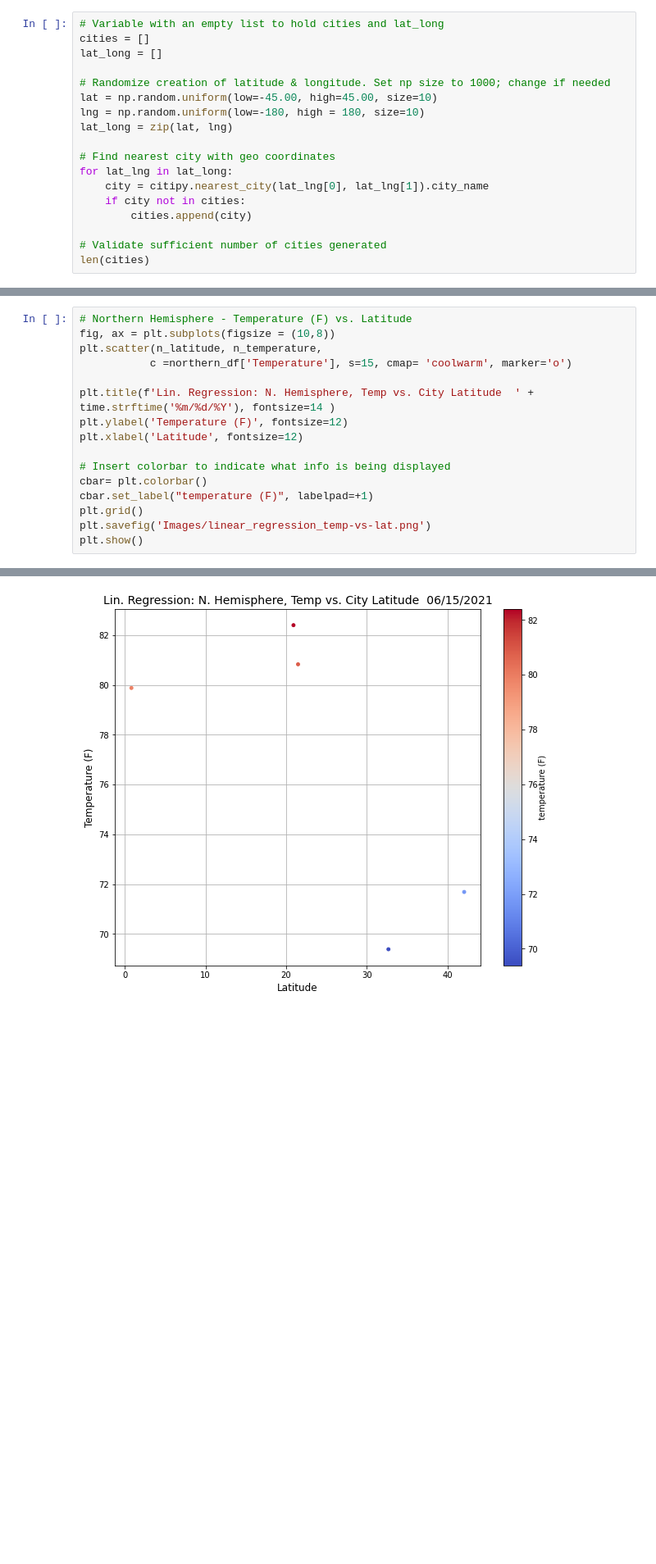
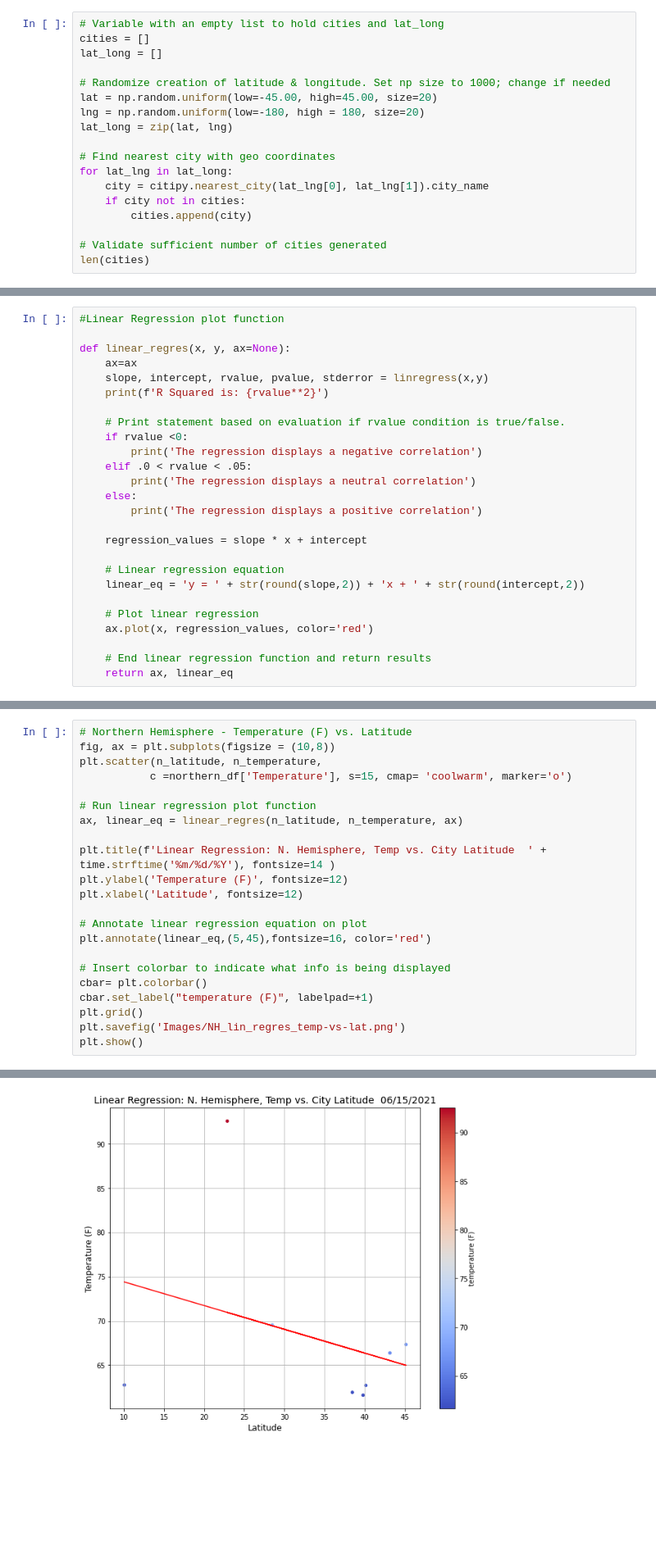
Before and after one commit to speedracer05/python-api-challenge, a Jupyter notebook: WeatherPy/WeatherPy.ipynb, the cells around one changed output, grey strips where cells are left out. Shown: that part at 82% size. Drawn from its saved outputs; the diff is of its cells as text; blank space fills up the shorter version.

```diff
--- a/WeatherPy/WeatherPy.ipynb
+++ b/WeatherPy/WeatherPy.ipynb
@@ -35,8 +35,8 @@ cities = []
 lat_long = []
 
 # Randomize creation of latitude & longitude. Set np size to 1000; change if needed
-lat = np.random.uniform(low=-45.00, high=45.00, size=10)
-lng = np.random.uniform(low=-180, high = 180, size=10)
+lat = np.random.uniform(low=-45.00, high=45.00, size=20)
+lng = np.random.uniform(low=-180, high = 180, size=20)
 lat_long = zip(lat, lng)
 
 # Find nearest city with geo coordinates
@@ -206,6 +208,32 @@ plt.show()
 The code is analyzing the relationship between the city latitude and wind speed.
 # %% [markdown]
 ### Linear Regression
+# %%
+#Linear Regression plot function
+
+def linear_regres(x, y, ax=None):
+    ax=ax
+    slope, intercept, rvalue, pvalue, stderror = linregress(x,y)
+    print(f'R Squared is: {rvalue**2}')
+
+    # Print statement based on evaluation if rvalue condition is true/false.
+    if rvalue <0:
+        print('The regression displays a negative correlation')
+    elif .0 < rvalue < .05:
+        print('The regression displays a neutral correlation')
+    else:
+        print('The regression displays a positive correlation')
+
+    regression_values = slope * x + intercept
+
+    # Linear regression equation
+    linear_eq = 'y = ' + str(round(slope,2)) + 'x + ' + str(round(intercept,2))
+
+    # Plot linear regression
+    ax.plot(x, regression_values, color='red')
+
+    # End linear regression function and return results
+    return ax, linear_eq
 # %%
 # Create dataframes and dict for N. Hemisphere (latitude >=0) and S. Hemisphere (latitude <0)
 northern_df = city_data_df.loc[pd.to_numeric(city_data_df['City_Lat']).astype(float) >= 0, :]
@@ -229,14 +257,20 @@ fig, ax = plt.subplots(figsize = (10,8))
 plt.scatter(n_latitude, n_temperature,
            c =northern_df['Temperature'], s=15, cmap= 'coolwarm', marker='o')
 
-plt.title(f'Lin. Regression: N. Hemisphere, Temp vs. City Latitude  ' + time.strftime('%m/%d/%Y'), fontsize=14 )
+# Run linear regression plot function
+ax, linear_eq = linear_regres(n_latitude, n_temperature, ax)
+
+plt.title(f'Linear Regression: N. Hemisphere, Temp vs. City Latitude  ' + time.strftime('%m/%d/%Y'), fontsize=14 )
 plt.ylabel('Temperature (F)', fontsize=12)
 plt.xlabel('Latitude', fontsize=12)
+
+# Annotate linear regression equation on plot
+plt.annotate(linear_eq,(5,45),fontsize=16, color='red')
 
 # Insert colorbar to indicate what info is being displayed
 cbar= plt.colorbar()
 cbar.set_label("temperature (F)", labelpad=+1)
 plt.grid()
-plt.savefig('Images/linear_regression_temp-vs-lat.png')
+plt.savefig('Images/NH_lin_regres_temp-vs-lat.png')
 plt.show()
 # %% [output]
@@ -243 +279 @@ plt.show()
-[figure, old version]
+[figure, new version]
```
Also changed, not shown: parts of 10 cells of this notebook, 8 other files.
